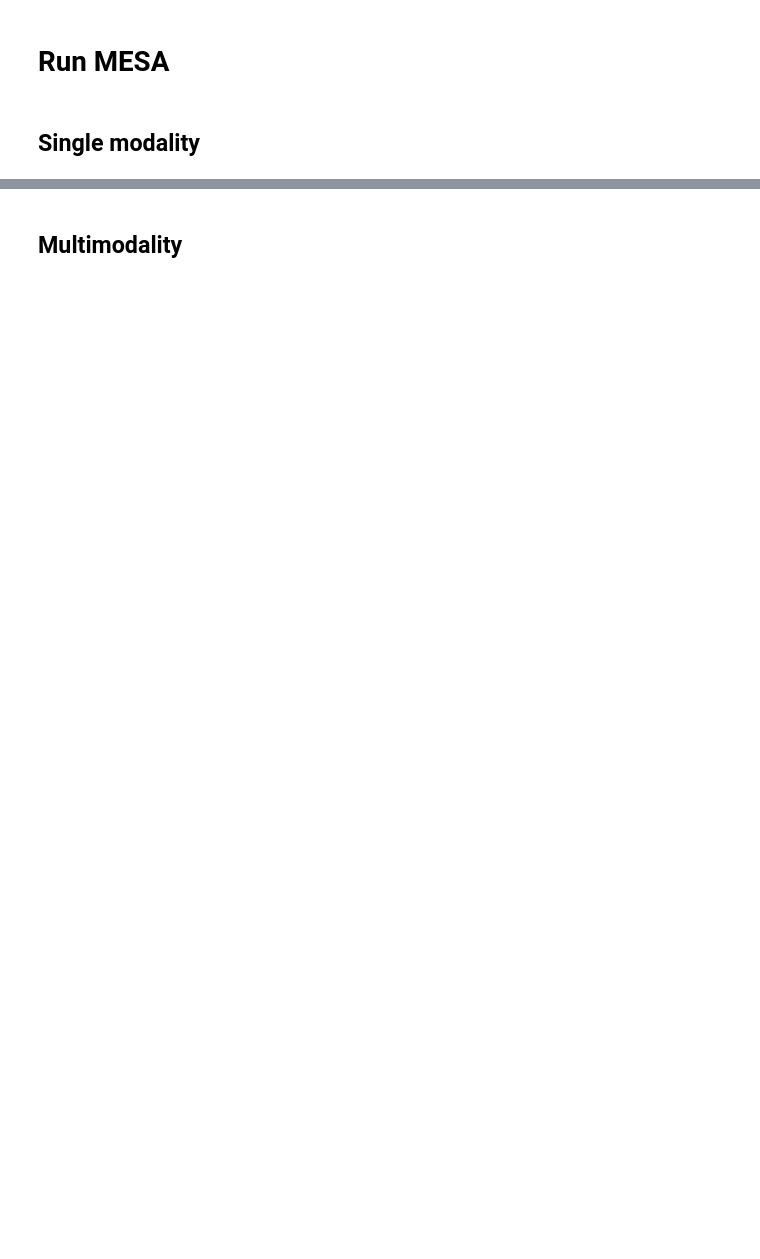
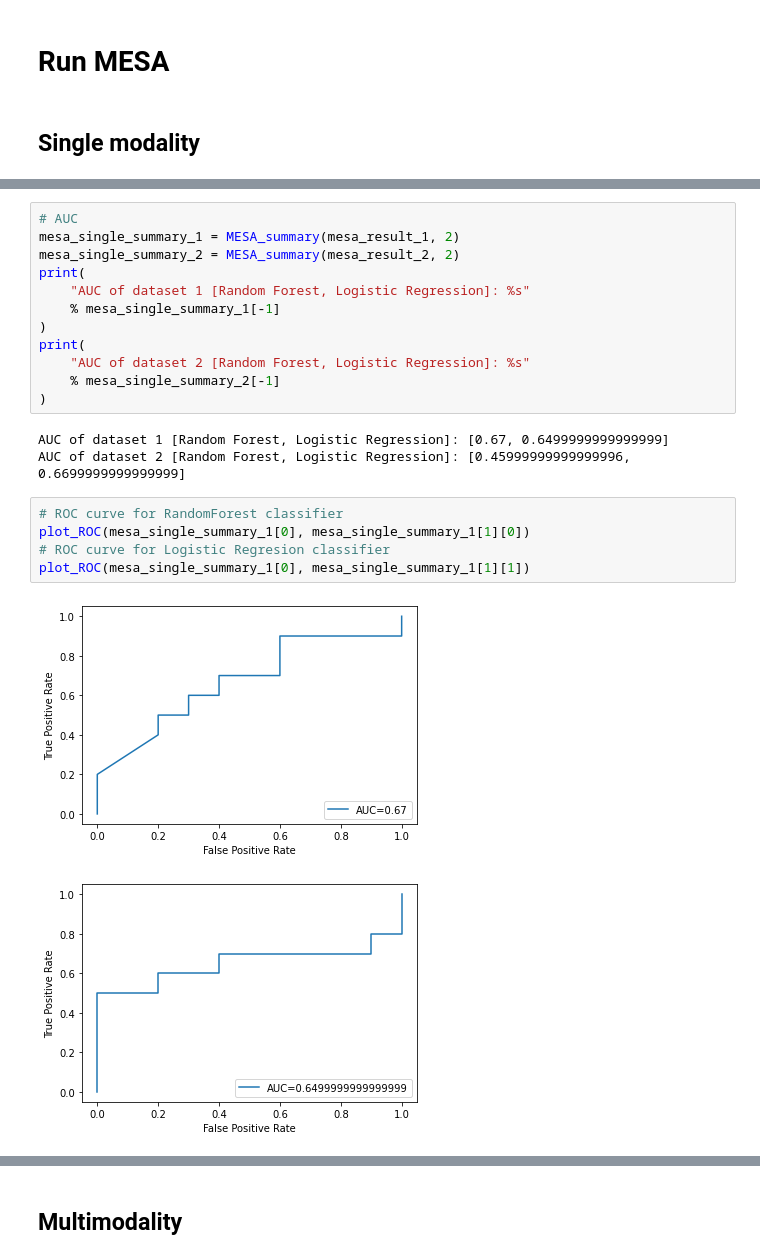
Before and after one commit to ChaorongC/MESA, a Jupyter notebook: demo.ipynb, the cells around one changed output, grey strips where cells are left out. Drawn from its saved outputs; the diff is of its cells as text; blank space fills up the shorter version.

```diff
--- a/demo.ipynb
+++ b/demo.ipynb
@@ -151,0 +149,23 @@ plot_ROC(mesa_result_2[1],mesa_result_2[2][1])
+# %%
+# AUC
+mesa_single_summary_1 = MESA_summary(mesa_result_1, 2)
+mesa_single_summary_2 = MESA_summary(mesa_result_2, 2)
+print(
+    "AUC of dataset 1 [Random Forest, Logistic Regression]: %s"
+    % mesa_single_summary_1[-1]
+)
+print(
+    "AUC of dataset 2 [Random Forest, Logistic Regression]: %s"
+    % mesa_single_summary_2[-1]
+)
+# %% [output]
+AUC of dataset 1 [Random Forest, Logistic Regression]: [0.67, 0.6499999999999999]
+AUC of dataset 2 [Random Forest, Logistic Regression]: [0.45999999999999996, 0.6699999999999999]
+# %%
+# ROC curve for RandomForest classifier
+plot_ROC(mesa_single_summary_1[0], mesa_single_summary_1[1][0])
+# ROC curve for Logistic Regresion classifier
+plot_ROC(mesa_single_summary_1[0], mesa_single_summary_1[1][1])
+# %% [output]
+[figure, added]
+[figure, added]
```
Also changed, not shown: parts of 22 cells of this notebook, 4 other files.
